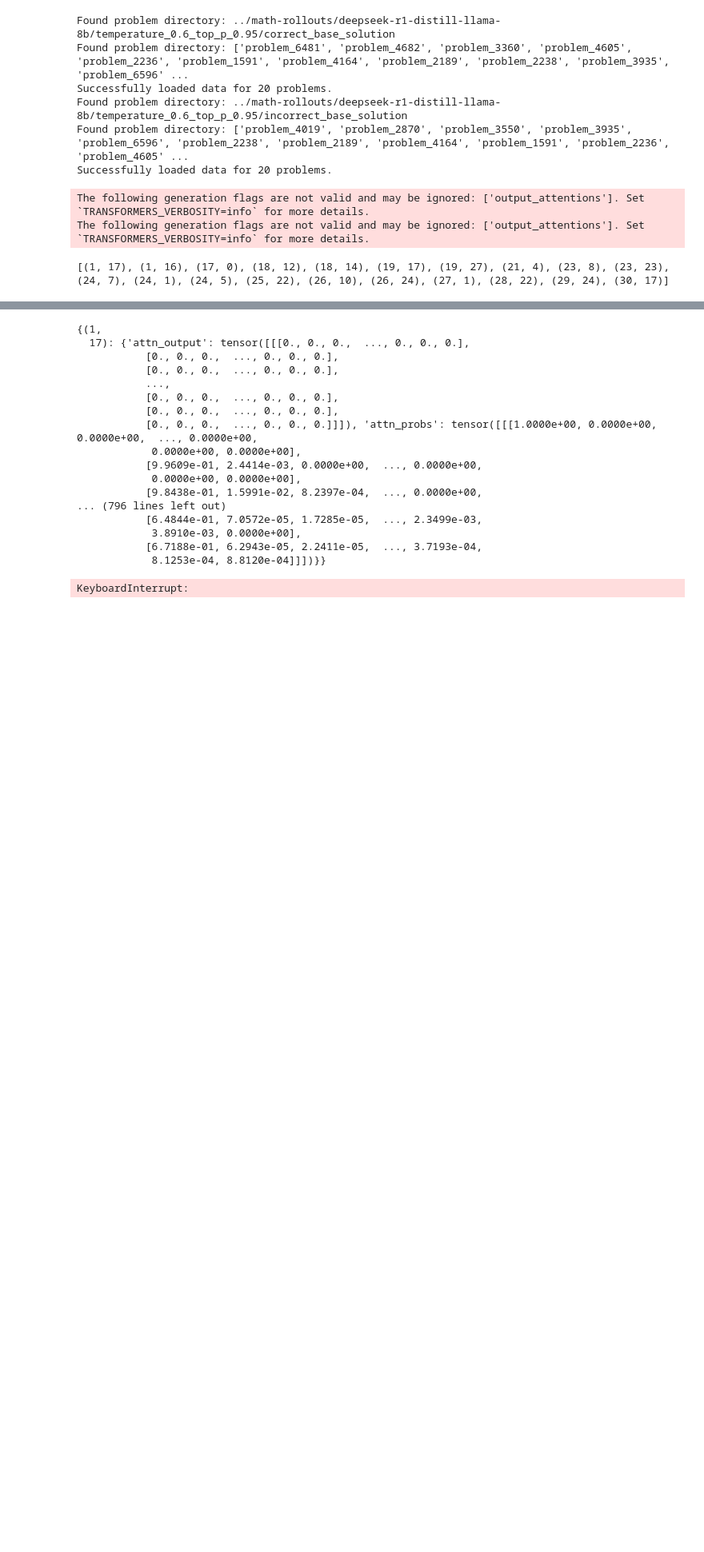
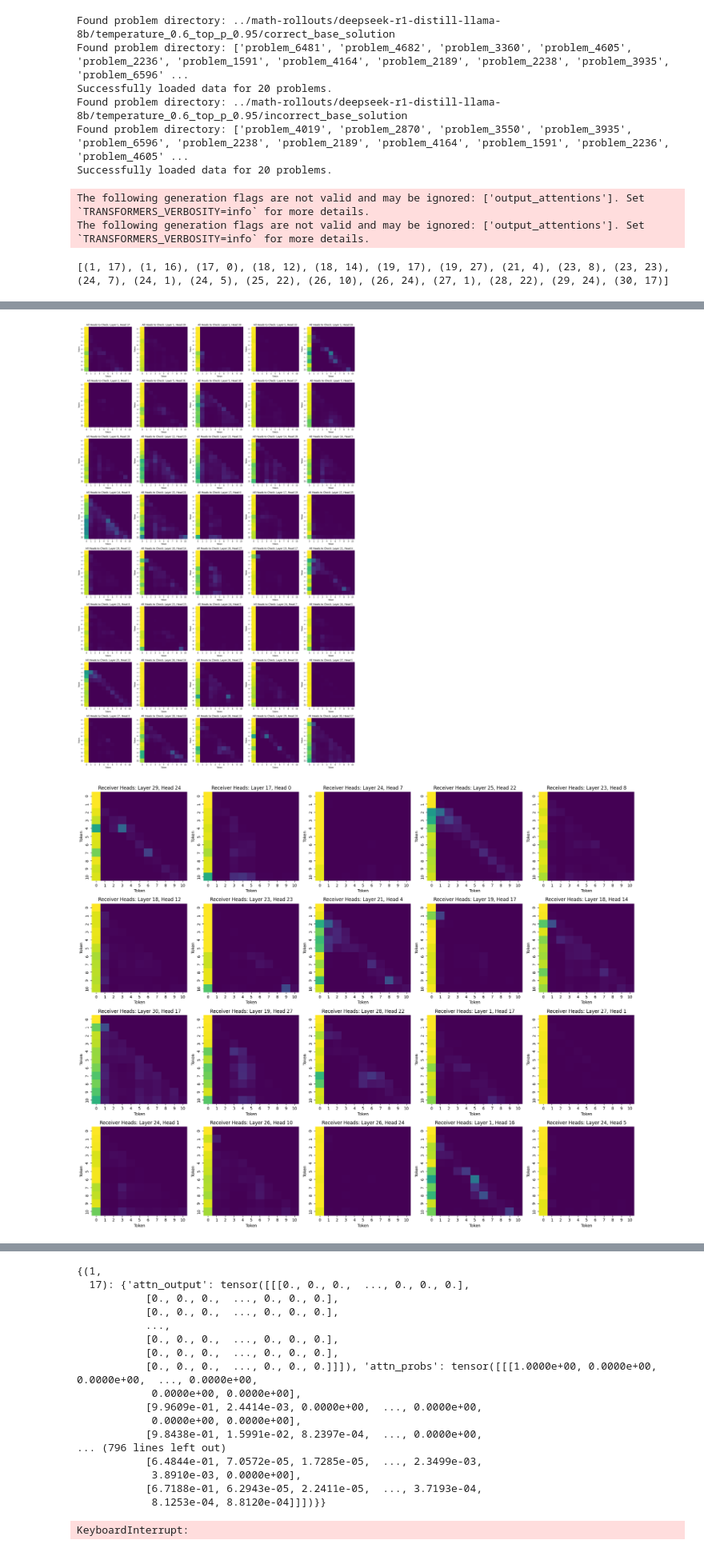
Before and after one commit to Realmbird/cot-counterfactual, a Jupyter notebook: rollout_visualizing_attention_final_answer/anlayze_attention.ipynb, the cells around one changed output, grey strips where cells are left out. Shown at 80% size. Cells and saved outputs as stored; diff of their text form; code cells hidden in the pictures; blank space fills up the shorter version.

```diff
--- a/rollout_visualizing_attention_final_answer/anlayze_attention.ipynb
+++ b/rollout_visualizing_attention_final_answer/anlayze_attention.ipynb
@@ -452,0 +653,4 @@ llm = LanguageModel(model, tokenizer=tokenizer,device_map="auto")
+# %%
+with torch.no_grad():
+    outputs = model(**inputs, output_attentions=True)
+    attn_probs_by_head = outputs.attentions
@@ -452,0 +677,16 @@ llm = LanguageModel(model, tokenizer=tokenizer,device_map="auto")
+# %%
+# Extract attention probabilities for specific heads
+specific_head_attentions = {}
+
+for layer_idx, head_idx in all_heads_to_check_sorted:
+    # attn_probs_by_head is a tuple of attention tensors, one per layer
+    # Each tensor has shape (batch_size, num_heads, seq_len, seq_len)
+    layer_attention = attn_probs_by_head[layer_idx]  # Shape: (1, 32, seq_len, seq_len)
+    head_attention = layer_attention[0, head_idx, :, :]  # Shape: (seq_len, seq_len)
+
+    specific_head_attentions[(layer_idx, head_idx)] = head_attention.detach().cpu().to(torch.float32)
+
+# Now you can visualize or analyze these specific heads
+print(f"Extracted attention for {len(specific_head_attentions)} heads")
+for head_key in list(specific_head_attentions.keys()):  # Show first 5
+    print(f"Head {head_key}: {specific_head_attentions[head_key].shape}")
@@ -452,0 +753,36 @@ llm = LanguageModel(model, tokenizer=tokenizer,device_map="auto")
+# %%
+# Visualize the specific heads using your existing plot function
+def plot_specific_heads_attention(specific_head_attentions, head_list, title_prefix=""):
+    num_heads = len(head_list)
+    ncols = 5
+    nrows = (num_heads + ncols - 1) // ncols
+    fig, axes = plt.subplots(nrows, ncols, figsize=(4*ncols, 4*nrows))
+    axes = axes.flatten()
+
+    for idx, (layer, head) in enumerate(head_list):
+        if (layer, head) in specific_head_attentions:
+            attn = specific_head_attentions[(layer, head)].numpy()
+            attn = attn[:50, :50]  # first 50 tokens for clarity
+            sns.heatmap(attn, ax=axes[idx], cmap='viridis', cbar=False)
+            axes[idx].set_title(f"{title_prefix}Layer {layer}, Head {head}")
+        else:
+            axes[idx].set_title(f"{title_prefix}Layer {layer}, Head {head}\n(No Data)")
+            axes[idx].axis('off')
+        axes[idx].set_xlabel('Token')
+        axes[idx].set_ylabel('Token')
+
+    # Hide unused subplots
+    for j in range(idx+1, len(axes)):
+        axes[j].axis('off')
+    plt.tight_layout()
+    plt.show()
+
+# Plot all heads to check
+plot_specific_heads_attention(specific_head_attentions, all_heads_to_check_sorted, "All Heads to Check: ")
+
+# Or separate receiver and random heads
+plot_specific_heads_attention(specific_head_attentions, reciever_heads, "Receiver Heads: ")
+plot_specific_heads_attention(specific_head_attentions, random_heads, "Random Heads: ")
+# %% [output]
+[figure, added]
+[figure, added]
```
Also changed, not shown: parts of 17 cells of this notebook.
